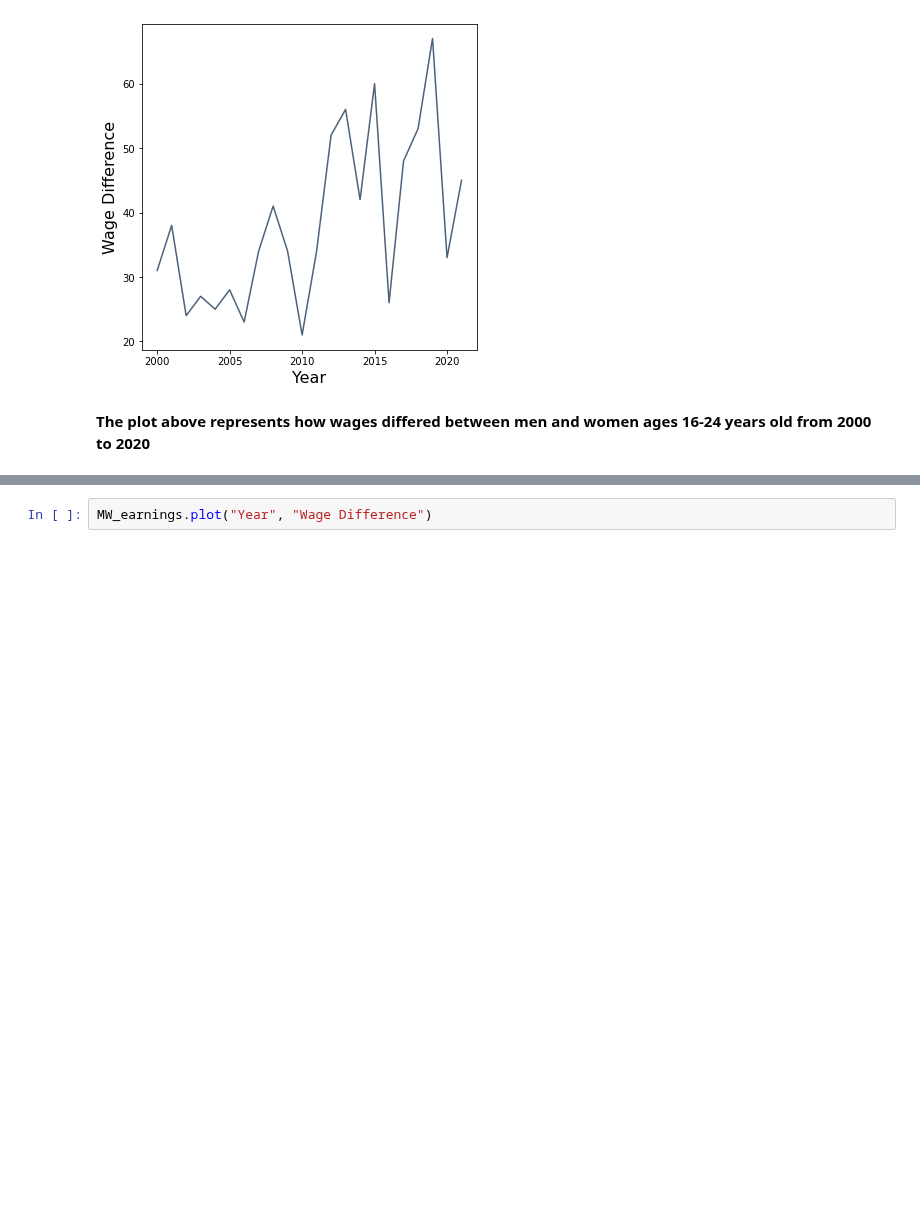
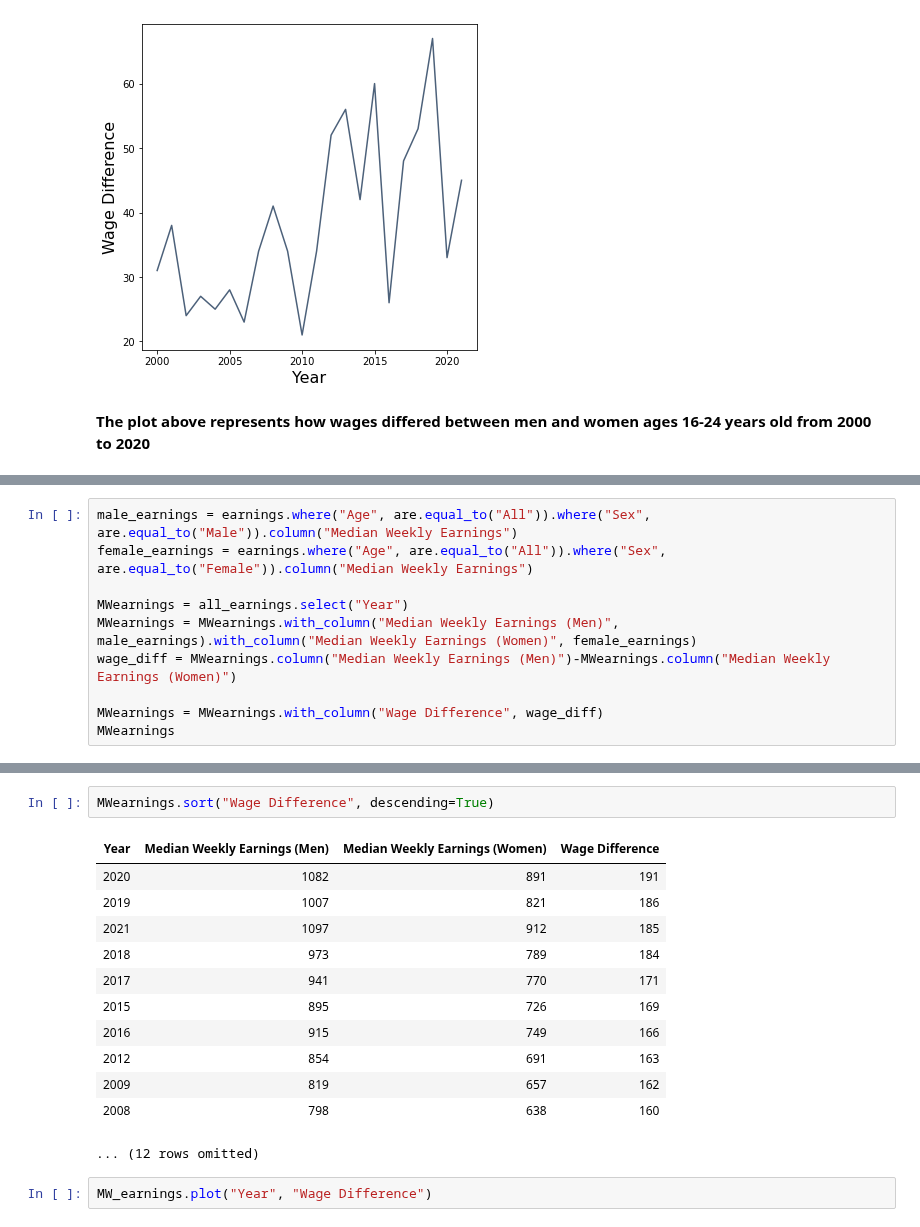
Before and after one commit to ds-modules/PUBPOL-ETHSTD-C164A-SP23, a Jupyter notebook: Exploring Labor Statistics among U.S. Youth.ipynb, the cells around one changed output, grey strips where cells are left out. Saved outputs shown, nothing was run; the diff lists cells and outputs as text; blank space fills up the shorter version.

```diff
--- a/Exploring Labor Statistics among U.S. Youth.ipynb
+++ b/Exploring Labor Statistics among U.S. Youth.ipynb
@@ -108,0 +126,10 @@ MW_earnings
+# %%
+male_earnings = earnings.where("Age", are.equal_to("All")).where("Sex", are.equal_to("Male")).column("Median Weekly Earnings")
+female_earnings = earnings.where("Age", are.equal_to("All")).where("Sex", are.equal_to("Female")).column("Median Weekly Earnings")
+
+MWearnings = all_earnings.select("Year")
+MWearnings = MWearnings.with_column("Median Weekly Earnings (Men)", male_earnings).with_column("Median Weekly Earnings (Women)", female_earnings)
+wage_diff = MWearnings.column("Median Weekly Earnings (Men)")-MWearnings.column("Median Weekly Earnings (Women)")
+
+MWearnings = MWearnings.with_column("Wage Difference", wage_diff)
+MWearnings
@@ -109,3 +149,18 @@ MW_earnings
+# %%
+MWearnings.sort("Wage Difference", descending=True)
+# %% [output]
+| Year | Median Weekly Earnings (Men) | Median Weekly Earnings (Women) | Wage Difference |
+| 2020 | 1082 | 891 | 191 |
+| 2019 | 1007 | 821 | 186 |
+| 2021 | 1097 | 912 | 185 |
+| 2018 | 973 | 789 | 184 |
+| 2017 | 941 | 770 | 171 |
+| 2015 | 895 | 726 | 169 |
+| 2016 | 915 | 749 | 166 |
+| 2012 | 854 | 691 | 163 |
+| 2009 | 819 | 657 | 162 |
+| 2008 | 798 | 638 | 160 |
+... (12 rows omitted)
 # %%
 MW_earnings.plot("Year", "Wage Difference")
 # %% [output]
```
Also changed, not shown: parts of 14 cells of this notebook.
